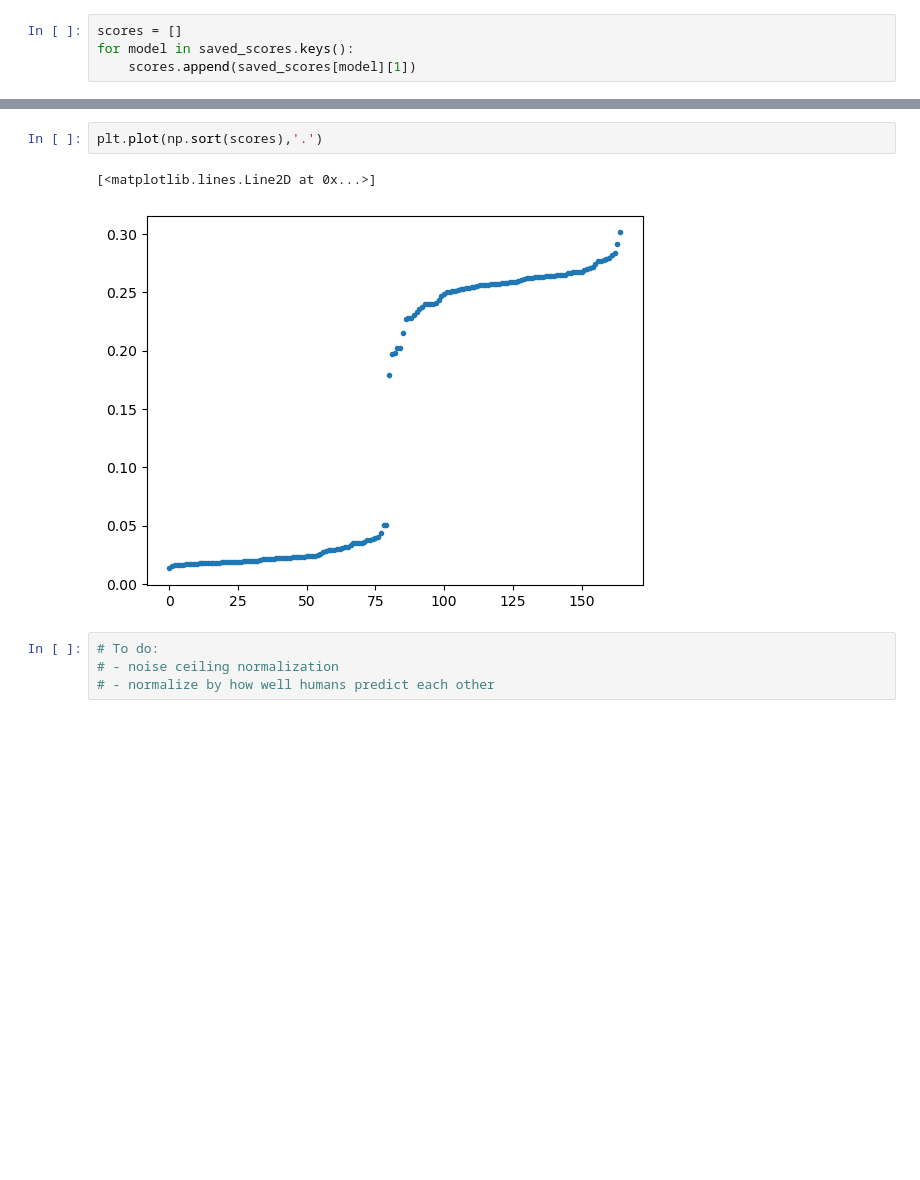
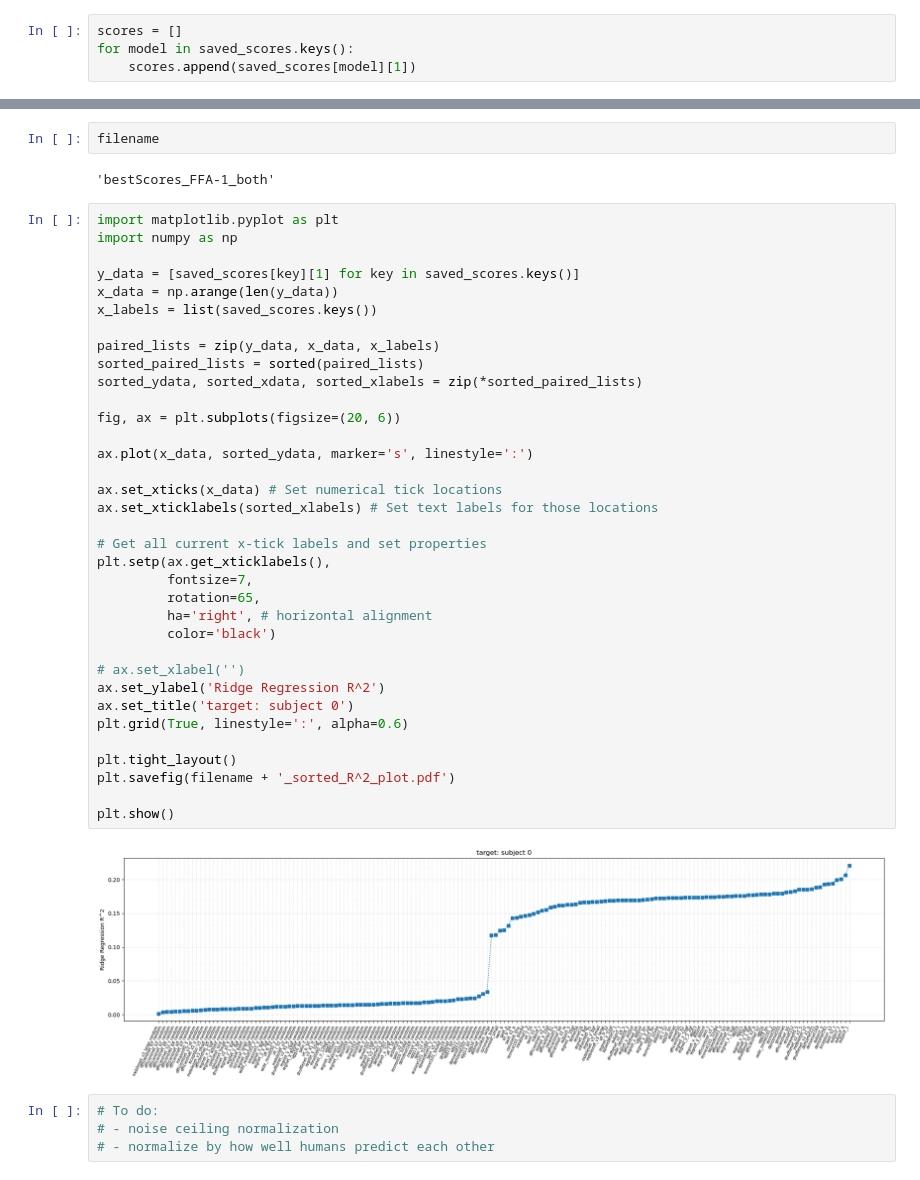
Before and after one commit to SarahHarvey/decoding-similarity, a Jupyter notebook: notebooks/linearRegR2_DNNS_algonauts.ipynb, the cells around one changed output, grey strips where cells are left out. Drawn from its saved outputs; the diff is of its cells as text; blank space fills up the shorter version.

Commit message:
updating NSD data notebooks

```diff
--- a/notebooks/linearRegR2_DNNS_algonauts.ipynb
+++ b/notebooks/linearRegR2_DNNS_algonauts.ipynb
@@ -579,8 +602,44 @@ Text(0, 0.5, 'Number of models')
-# %%
-plt.plot(np.sort(scores),'.')
-# %% [output]
-[<matplotlib.lines.Line2D at 0x...>]
-[figure, removed]
+# %%
+filename
+# %% [output]
+'bestScores_FFA-1_both'
+# %%
+import matplotlib.pyplot as plt
+import numpy as np
+
+y_data = [saved_scores[key][1] for key in saved_scores.keys()]
+x_data = np.arange(len(y_data))
+x_labels = list(saved_scores.keys())
+
+paired_lists = zip(y_data, x_data, x_labels)
+sorted_paired_lists = sorted(paired_lists)
+sorted_ydata, sorted_xdata, sorted_xlabels = zip(*sorted_paired_lists)
+
+fig, ax = plt.subplots(figsize=(20, 6))
+
+ax.plot(x_data, sorted_ydata, marker='s', linestyle=':')
+
+ax.set_xticks(x_data) # Set numerical tick locations
+ax.set_xticklabels(sorted_xlabels) # Set text labels for those locations
+
+# Get all current x-tick labels and set properties
+plt.setp(ax.get_xticklabels(),
+         fontsize=7,
+         rotation=65,
+         ha='right', # horizontal alignment
+         color='black')
+
+# ax.set_xlabel('')
+ax.set_ylabel('Ridge Regression R^2')
+ax.set_title('target: subject 0')
+plt.grid(True, linestyle=':', alpha=0.6)
+
+plt.tight_layout()
+plt.savefig(filename + '_sorted_R^2_plot.pdf')
+
+plt.show()
+# %% [output]
+[figure, added]
 # %%
 # To do:
 # - noise ceiling normalization
```
Also changed, not shown: parts of 11 cells of this notebook, 2 other files.
